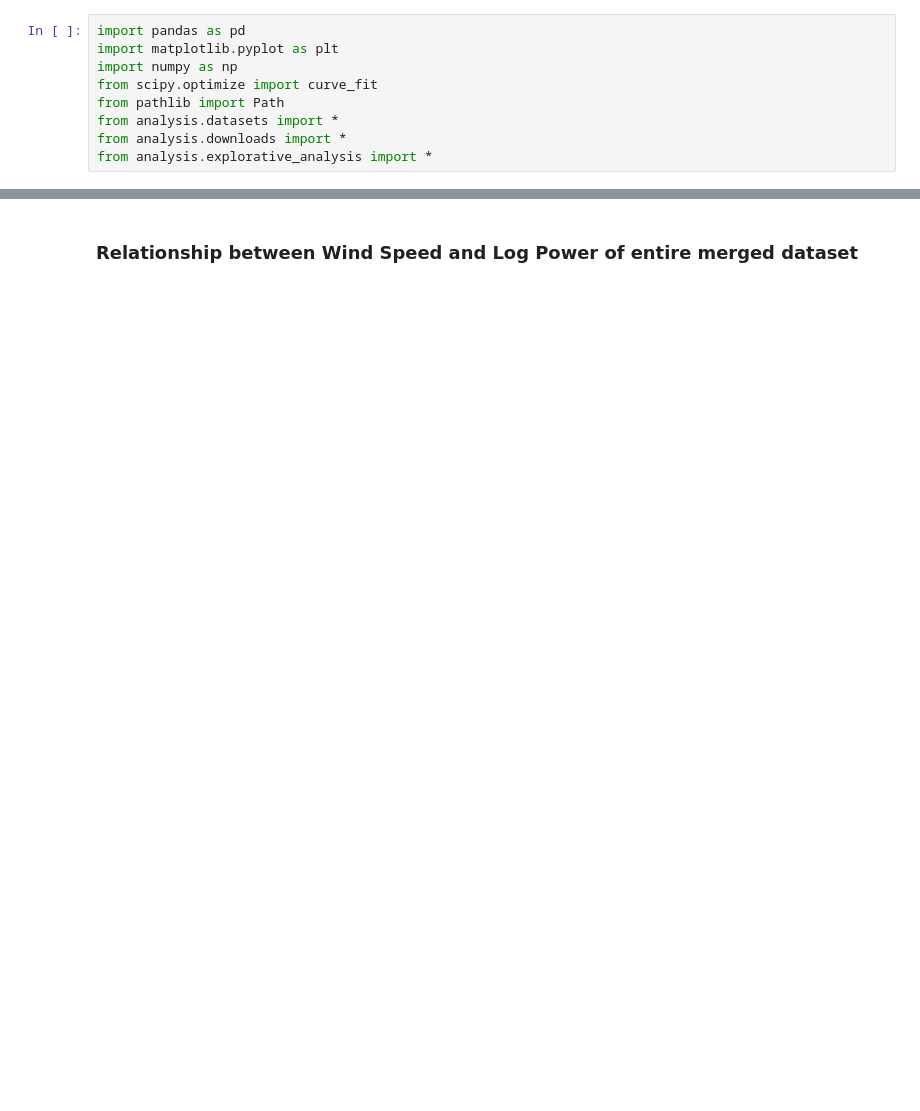
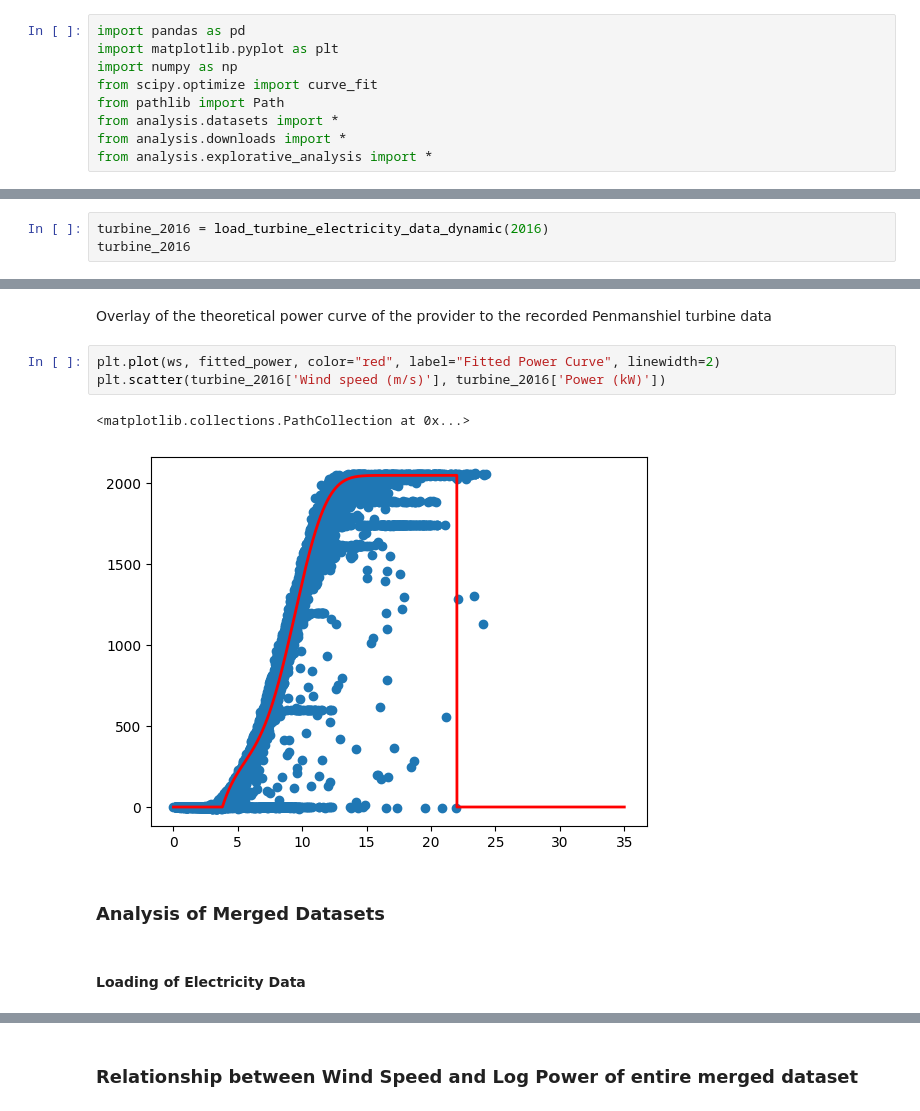
Before and after one commit to Manuel3567/master-thesis, a Jupyter notebook: notebooks/004_zenodo.ipynb, the cells around one changed output, grey strips where cells are left out. Drawn from its saved outputs; the diff is of its cells as text; blank space fills up the shorter version.

```diff
--- a/notebooks/004_zenodo.ipynb
+++ b/notebooks/004_zenodo.ipynb
@@ -588,0 +12,3 @@ turbine_log_powers['Log Power'] = np.log2(turbine_log_powers["Power (kW)"] + 16)
+# %%
+turbine_2016 = load_turbine_electricity_data_dynamic(2016)
+turbine_2016
@@ -588,0 +269,12 @@ turbine_log_powers['Log Power'] = np.log2(turbine_log_powers["Power (kW)"] + 16)
+# %% [markdown]
+Overlay of the theoretical power curve of the provider to the recorded Penmanshiel turbine data
+# %%
+plt.plot(ws, fitted_power, color="red", label="Fitted Power Curve", linewidth=2)
+plt.scatter(turbine_2016['Wind speed (m/s)'], turbine_2016['Power (kW)'])
+# %% [output]
+<matplotlib.collections.PathCollection at 0x...>
+[figure, added]
+# %% [markdown]
+### Analysis of Merged Datasets
+# %% [markdown]
+#### Loading of Electricity Data
```
Also changed, not shown: parts of 72 cells of this notebook, 7 other files.
